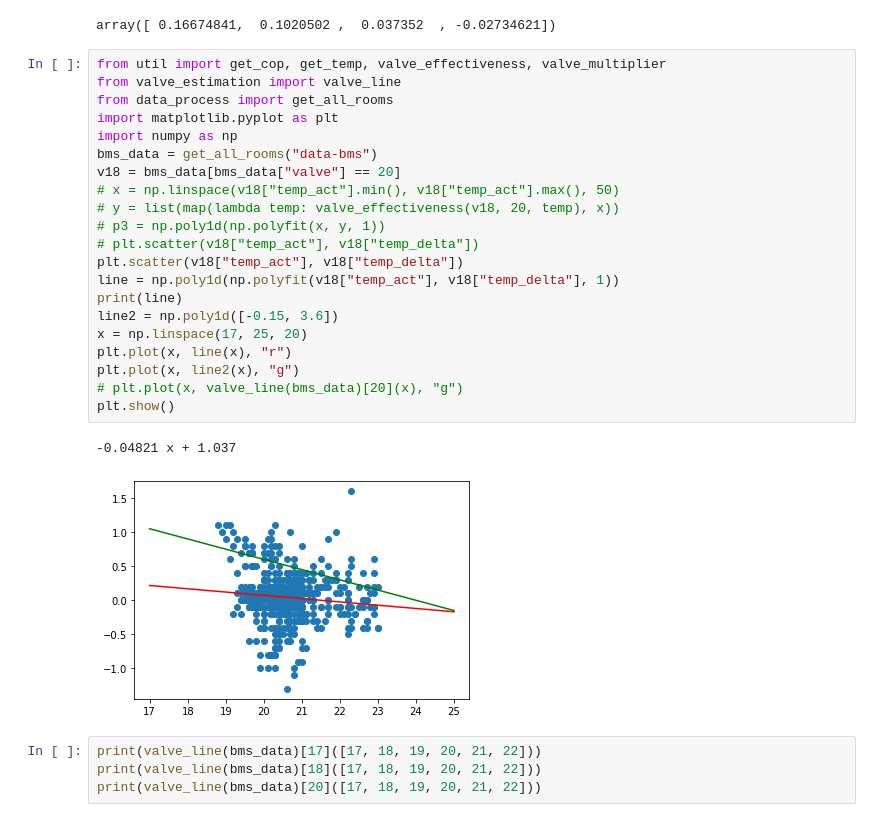
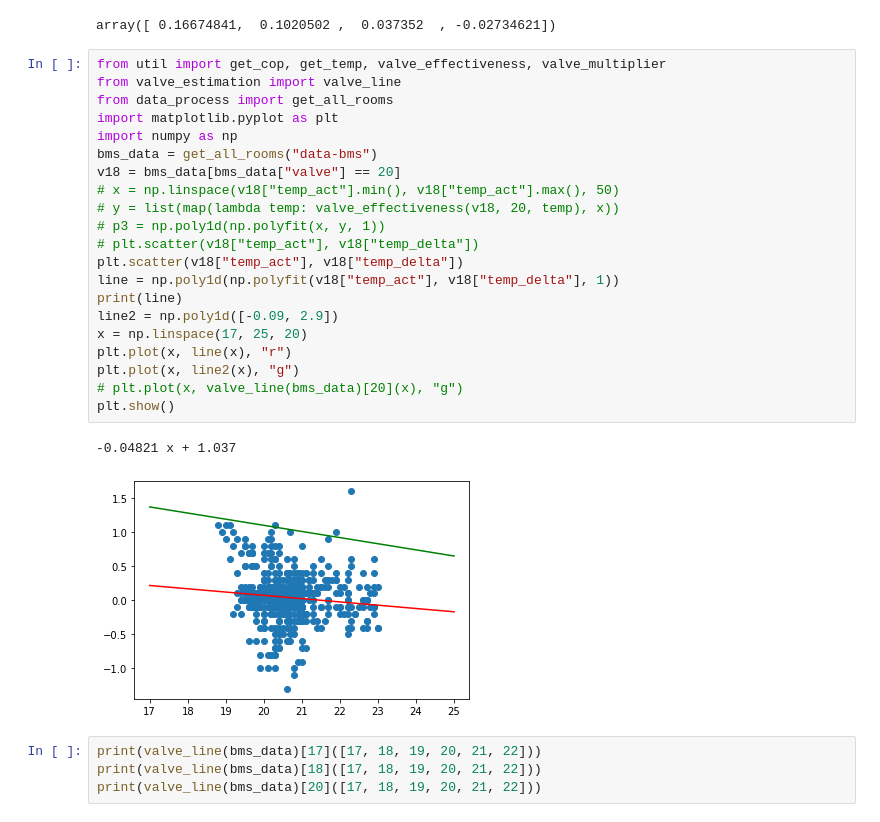
Before and after one commit to pastukh77/diploma_heating_rl, a Jupyter notebook: data_exploration.ipynb, the cells around one changed output. Drawn from its saved outputs; the diff is of its cells as text.

```diff
--- a/data_exploration.ipynb
+++ b/data_exploration.ipynb
@@ -181,27 +139,27 @@ array([ 0.16674841,  0.1020502 ,  0.037352  , -0.02734621])
 # %%
 from util import get_cop, get_temp, valve_effectiveness, valve_multiplier
 from valve_estimation import valve_line
 from data_process import get_all_rooms
 import matplotlib.pyplot as plt
 import numpy as np
 bms_data = get_all_rooms("data-bms")
 v18 = bms_data[bms_data["valve"] == 20]
 # x = np.linspace(v18["temp_act"].min(), v18["temp_act"].max(), 50)
 # y = list(map(lambda temp: valve_effectiveness(v18, 20, temp), x))
 # p3 = np.poly1d(np.polyfit(x, y, 1))
 # plt.scatter(v18["temp_act"], v18["temp_delta"])
 plt.scatter(v18["temp_act"], v18["temp_delta"])
 line = np.poly1d(np.polyfit(v18["temp_act"], v18["temp_delta"], 1))
 print(line)
-line2 = np.poly1d([-0.15, 3.6])
+line2 = np.poly1d([-0.09, 2.9])
 x = np.linspace(17, 25, 20)
 plt.plot(x, line(x), "r")
 plt.plot(x, line2(x), "g")
 # plt.plot(x, valve_line(bms_data)[20](x), "g")
 plt.show()
 # %% [output]
 -0.04821 x + 1.037
-[figure, old version]
+[figure, new version]
 # %%
 print(valve_line(bms_data)[17]([17, 18, 19, 20, 21, 22]))
 print(valve_line(bms_data)[18]([17, 18, 19, 20, 21, 22]))
```
Also changed, not shown: parts of 12 cells of this notebook, 11 other files.
